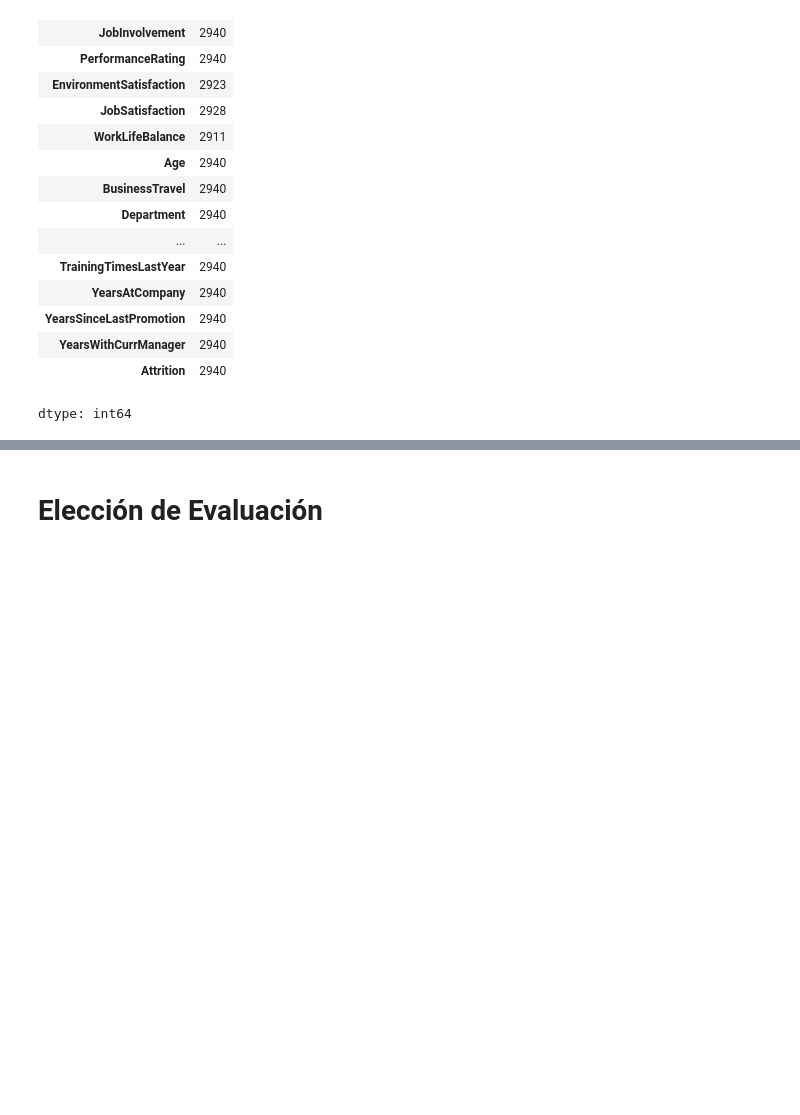
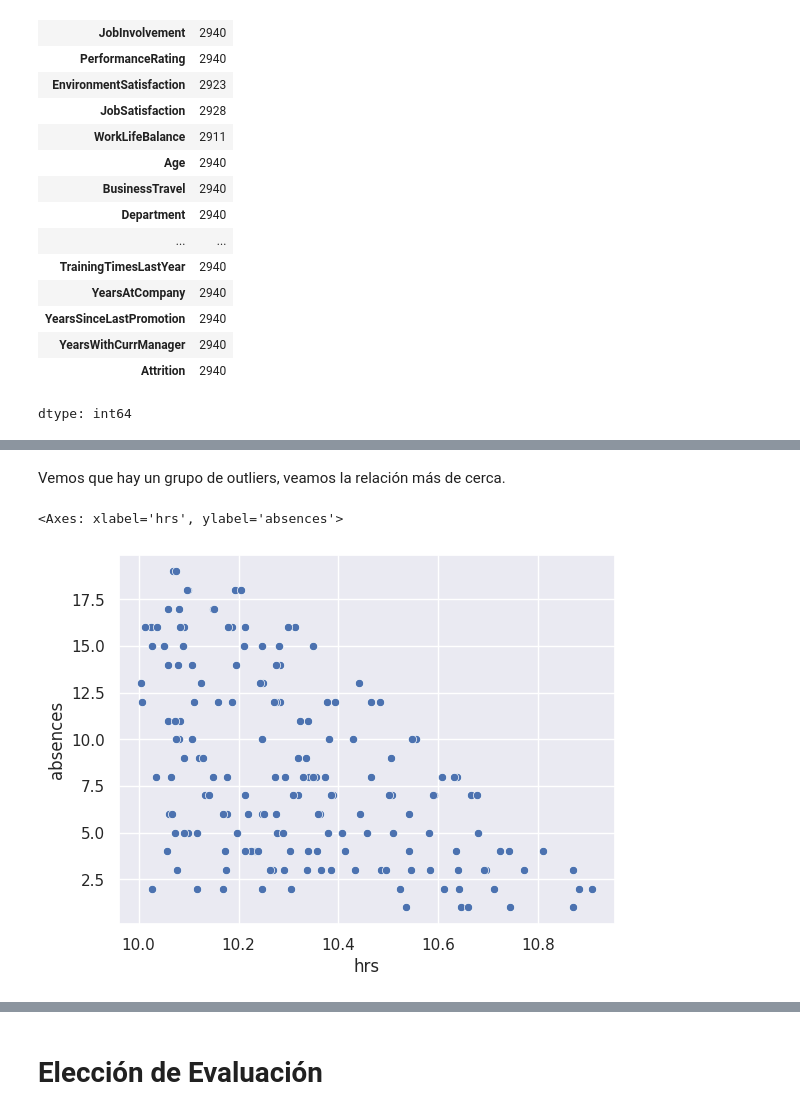
Before and after one commit to Guillermo100472109/Aprendizaje-Automatico, a Jupyter notebook: Entrega.ipynb, the cells around one changed output, grey strips where cells are left out. Drawn from its saved outputs; the diff is of its cells as text; code cells hidden in the pictures; blank space fills up the shorter version.

```diff
--- a/Entrega.ipynb
+++ b/Entrega.ipynb
@@ -154,0 +182,10 @@ dtype: int64
+# %% [markdown]
+Vemos que hay un grupo de outliers, veamos la relación más de cerca.
+# %%
+ filtered_df = df[df['hrs'] > 10]  # Create a new DataFrame with filtered data
+#sns.boxplot(x=filtered_df['hrs']) # Create the box plot using the filtered data
+filtered_df.count()
+sns.scatterplot(x=filtered_df['hrs'], y=filtered_df['absences'])
+# %% [output]
+<Axes: xlabel='hrs', ylabel='absences'>
+[figure, added]
```
Also changed, not shown: parts of 25 cells of this notebook.
